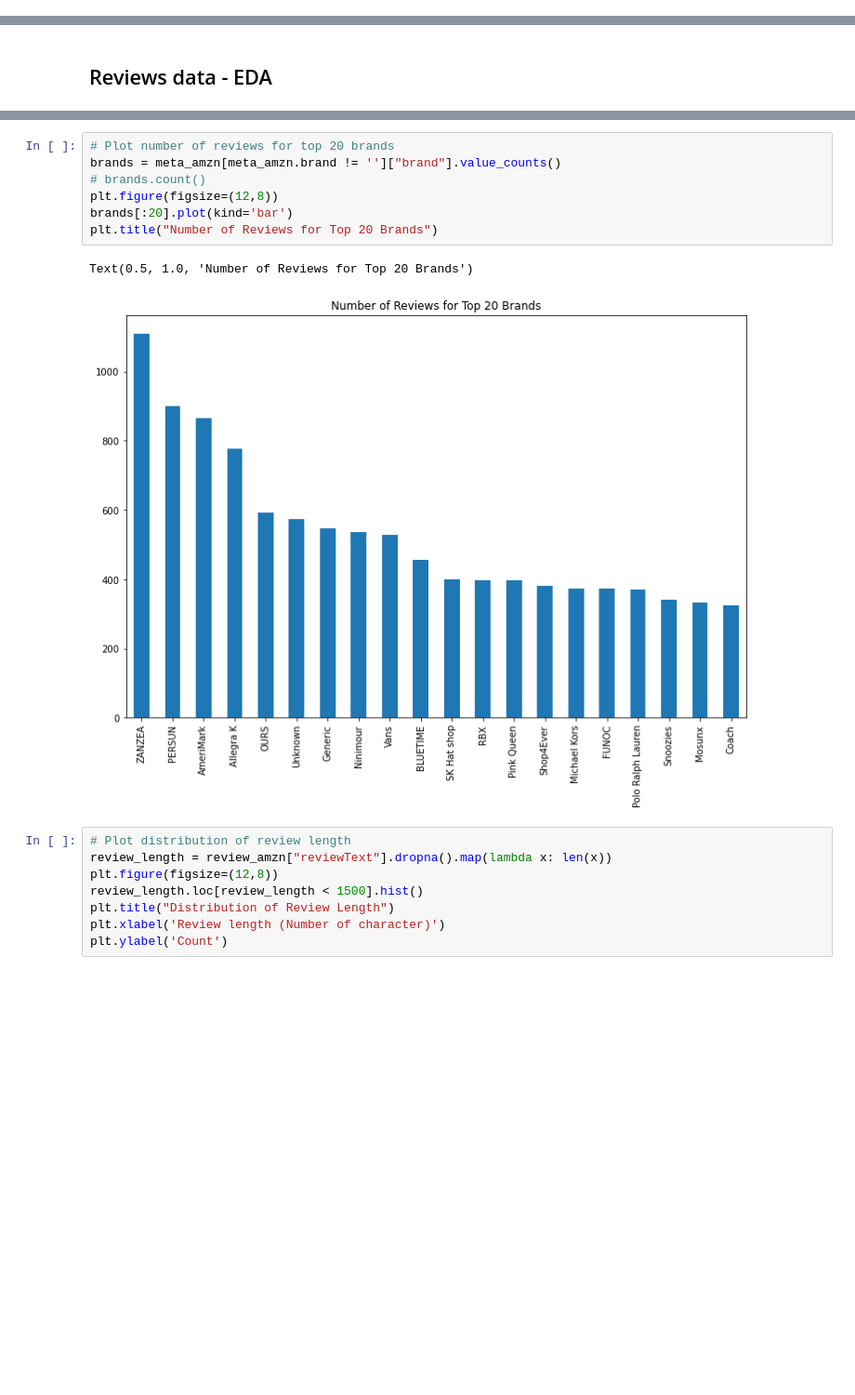
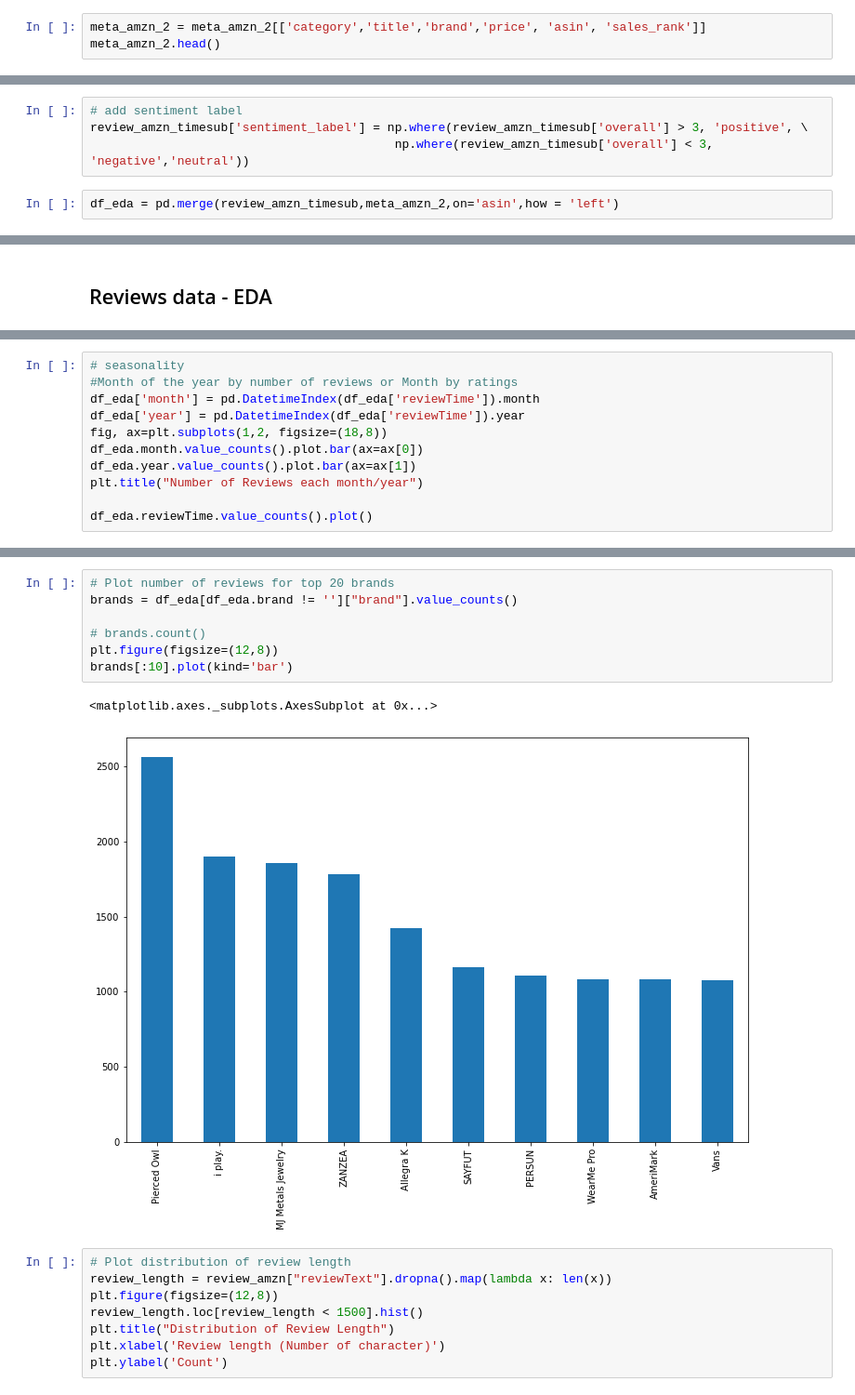
Before and after one commit to tashakim/DS4A_collab, a Jupyter notebook: amazon_reviews.ipynb, the cells around one changed output, grey strips where cells are left out. Shown at 93% size. Cells and saved outputs as stored; diff of their text form; blank space fills up the shorter version.

```diff
--- a/amazon_reviews.ipynb
+++ b/amazon_reviews.ipynb
@@ -240,0 +332,3 @@ str
+# %%
+meta_amzn_2 = meta_amzn_2[['category','title','brand','price', 'asin', 'sales_rank']]
+meta_amzn_2.head()
@@ -240,0 +342,6 @@ str
+# %%
+# add sentiment label
+review_amzn_timesub['sentiment_label'] = np.where(review_amzn_timesub['overall'] > 3, 'positive', \
+                                          np.where(review_amzn_timesub['overall'] < 3, 'negative','neutral'))
+# %%
+df_eda = pd.merge(review_amzn_timesub,meta_amzn_2,on='asin',how = 'left')
@@ -242,0 +404,11 @@ str
+# %%
+# seasonality
+#Month of the year by number of reviews or Month by ratings
+df_eda['month'] = pd.DatetimeIndex(df_eda['reviewTime']).month
+df_eda['year'] = pd.DatetimeIndex(df_eda['reviewTime']).year
+fig, ax=plt.subplots(1,2, figsize=(18,8))
+df_eda.month.value_counts().plot.bar(ax=ax[0])
+df_eda.year.value_counts().plot.bar(ax=ax[1])
+plt.title("Number of Reviews each month/year")
+
+df_eda.reviewTime.value_counts().plot()
@@ -255,13 +460,13 @@ average ratings: 3.9613408521303257
 # %%
 # Plot number of reviews for top 20 brands
-brands = meta_amzn[meta_amzn.brand != '']["brand"].value_counts()
+brands = df_eda[df_eda.brand != '']["brand"].value_counts()
+
 # brands.count()
 plt.figure(figsize=(12,8))
-brands[:20].plot(kind='bar')
-plt.title("Number of Reviews for Top 20 Brands")
+brands[:10].plot(kind='bar')
 # %% [output]
-Text(0.5, 1.0, 'Number of Reviews for Top 20 Brands')
+<matplotlib.axes._subplots.AxesSubplot at 0x...>
-[figure, old version]
+[figure, new version]
 # %%
 # Plot distribution of review length
 review_length = review_amzn["reviewText"].dropna().map(lambda x: len(x))
```
Also changed, not shown: parts of 76 cells of this notebook.
